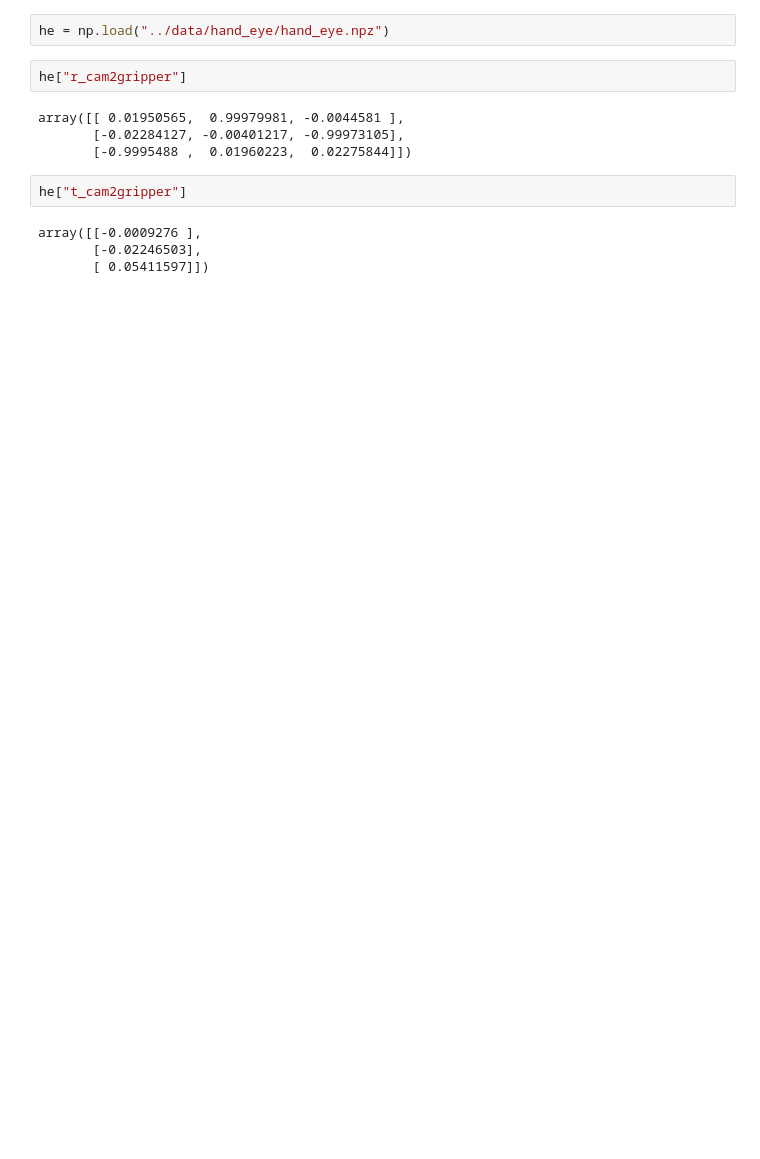
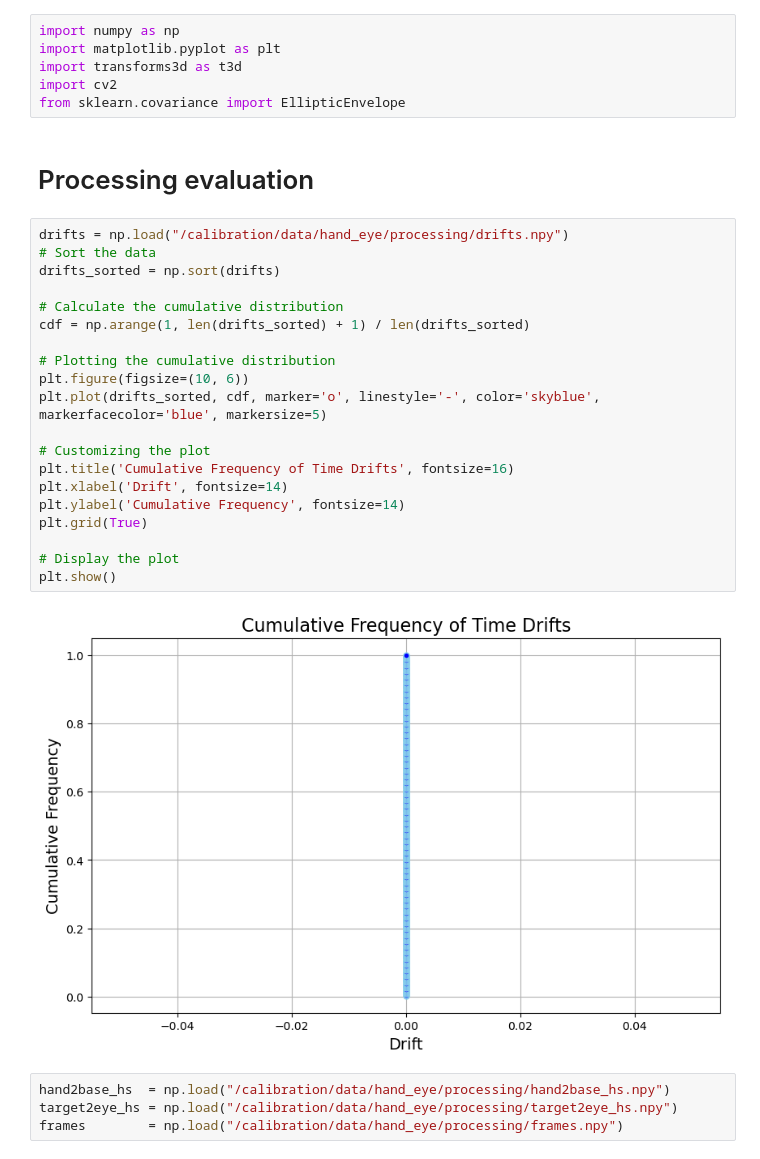
Before and after one commit to AleNarder/Sherlock, a Jupyter notebook: notebooks/hand_eye.ipynb, the cells around one changed output. Cells and saved outputs as stored; diff of their text form; blank space fills up the shorter version.

```diff
--- a/notebooks/hand_eye.ipynb
+++ b/notebooks/hand_eye.ipynb
@@ -3,14 +1,34 @@ import numpy as np
-# %%
-he = np.load("../data/hand_eye/hand_eye.npz")
-# %%
-he["r_cam2gripper"]
-# %% [output]
-array([[ 0.01950565,  0.99979981, -0.0044581 ],
-       [-0.02284127, -0.00401217, -0.99973105],
-       [-0.9995488 ,  0.01960223,  0.02275844]])
-# %%
-he["t_cam2gripper"]
-# %% [output]
-array([[-0.0009276 ],
-       [-0.02246503],
-       [ 0.05411597]])
+# %%
+import numpy as np
+import matplotlib.pyplot as plt
+import transforms3d as t3d
+import cv2
+from sklearn.covariance import EllipticEnvelope
+# %% [markdown]
+# Processing evaluation
+# %%
+drifts = np.load("/calibration/data/hand_eye/processing/drifts.npy")
+# Sort the data
+drifts_sorted = np.sort(drifts)
+
+# Calculate the cumulative distribution
+cdf = np.arange(1, len(drifts_sorted) + 1) / len(drifts_sorted)
+
+# Plotting the cumulative distribution
+plt.figure(figsize=(10, 6))
+plt.plot(drifts_sorted, cdf, marker='o', linestyle='-', color='skyblue', markerfacecolor='blue', markersize=5)
+
+# Customizing the plot
+plt.title('Cumulative Frequency of Time Drifts', fontsize=16)
+plt.xlabel('Drift', fontsize=14)
+plt.ylabel('Cumulative Frequency', fontsize=14)
+plt.grid(True)
+
+# Display the plot
+plt.show()
+# %% [output]
+[figure, added]
+# %%
+hand2base_hs  = np.load("/calibration/data/hand_eye/processing/hand2base_hs.npy")
+target2eye_hs = np.load("/calibration/data/hand_eye/processing/target2eye_hs.npy")
+frames        = np.load("/calibration/data/hand_eye/processing/frames.npy")
```
Also changed, not shown: parts of 18 cells of this notebook, 2 other files.
